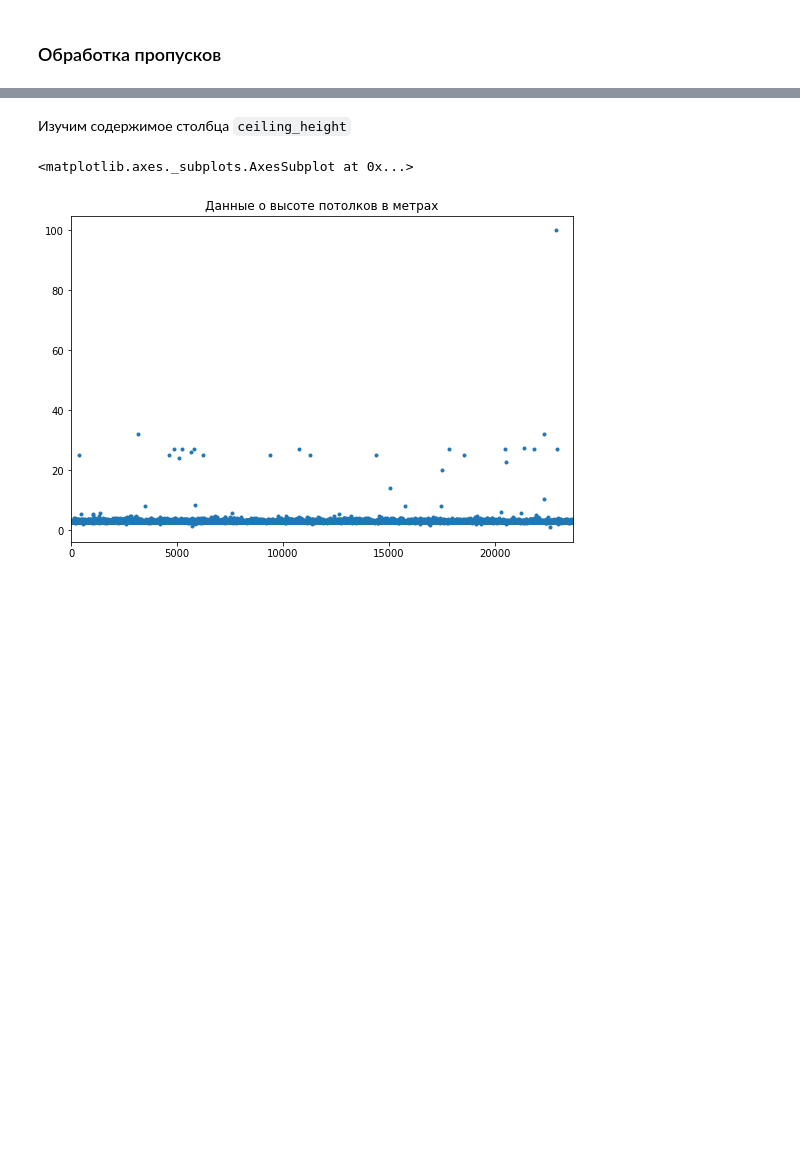
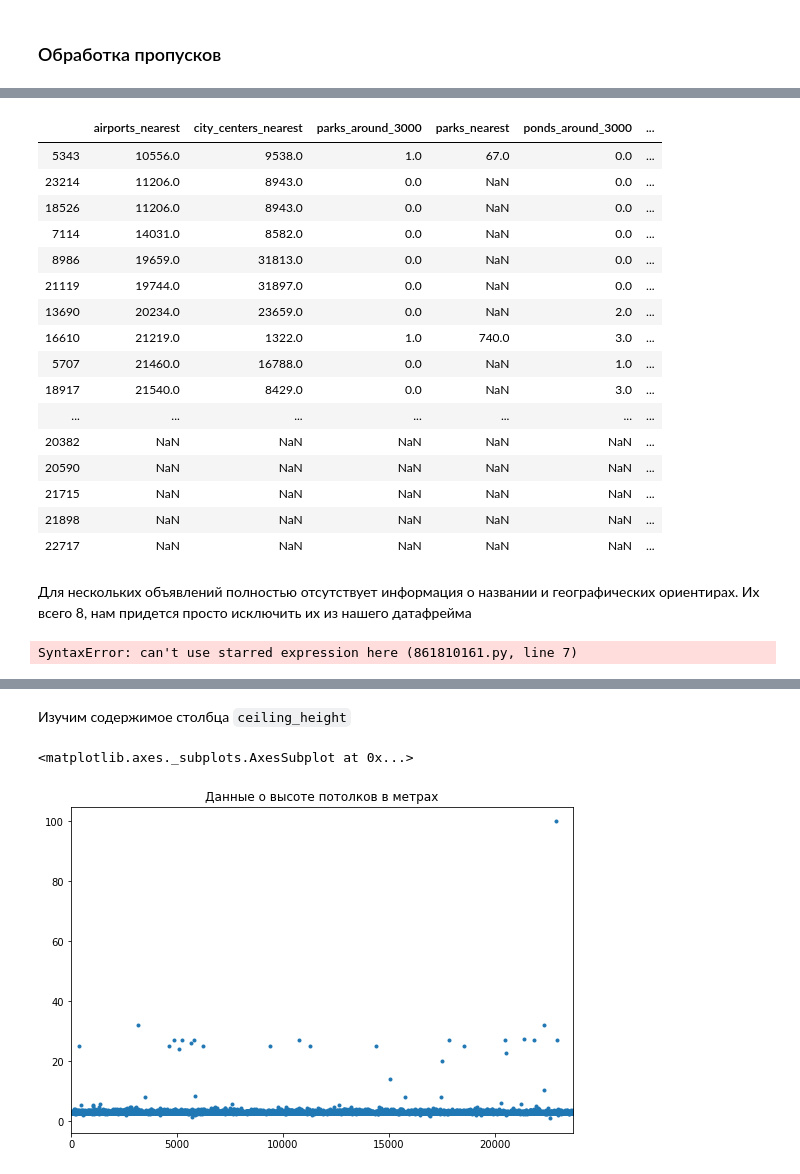
Before and after one commit to mazor86/praktikum_data_science, a Jupyter notebook: sprint_04/mazor86_sprint_04.ipynb, the cells around one changed output, grey strips where cells are left out. Drawn from its saved outputs; the diff is of its cells as text; code cells hidden in the pictures; blank space fills up the shorter version.

```diff
--- a/sprint_04/mazor86_sprint_04.ipynb
+++ b/sprint_04/mazor86_sprint_04.ipynb
@@ -64,0 +120,9 @@ data.head(10)
+# %%
+empty_locality_name = data.loc[
+    data['locality_name'].isna(), [
+            'airports_nearest',
+            'city_centers_nearest',
+            'parks_around_3000',
+            'parks_nearest',
+            'ponds_around_3000',
+            'ponds_nearest']]
@@ -65 +164,30 @@ data.head(10)
+# %%
+empty_locality_name.sort_values(by='airports_nearest')
+# %% [output]
+|  | airports_nearest | city_centers_nearest | parks_around_3000 | parks_nearest | ponds_around_3000 | ... |
+| 5343 | 10556.0 | 9538.0 | 1.0 | 67.0 | 0.0 | ... |
+| 23214 | 11206.0 | 8943.0 | 0.0 | NaN | 0.0 | ... |
+| 18526 | 11206.0 | 8943.0 | 0.0 | NaN | 0.0 | ... |
+| 7114 | 14031.0 | 8582.0 | 0.0 | NaN | 0.0 | ... |
+| 8986 | 19659.0 | 31813.0 | 0.0 | NaN | 0.0 | ... |
+| 21119 | 19744.0 | 31897.0 | 0.0 | NaN | 0.0 | ... |
+| 13690 | 20234.0 | 23659.0 | 0.0 | NaN | 2.0 | ... |
+| 16610 | 21219.0 | 1322.0 | 1.0 | 740.0 | 3.0 | ... |
+| 5707 | 21460.0 | 16788.0 | 0.0 | NaN | 1.0 | ... |
+| 18917 | 21540.0 | 8429.0 | 0.0 | NaN | 3.0 | ... |
+| ... | ... | ... | ... | ... | ... | ... |
+| 20382 | NaN | NaN | NaN | NaN | NaN | ... |
+| 20590 | NaN | NaN | NaN | NaN | NaN | ... |
+| 21715 | NaN | NaN | NaN | NaN | NaN | ... |
+| 21898 | NaN | NaN | NaN | NaN | NaN | ... |
+| 22717 | NaN | NaN | NaN | NaN | NaN | ... |
+# %% [markdown]
+Для нескольких объявлений полностью отсутствует информация о названии и географических ориентирах. Их всего 8, нам придется просто исключить их из нашего датафрейма
+# %%
+bad_index = (empty_locality_name[empty_locality_name['airports_nearest'].isna()]
+             .index
+             .to_list())
+print(f'Удалить строки: ')
+# %% [output]
+SyntaxError: can't use starred expression here (861810161.py, line 7)
 # %% [markdown]
```
Also changed, not shown: parts of 13 cells of this notebook, 1 other file.
